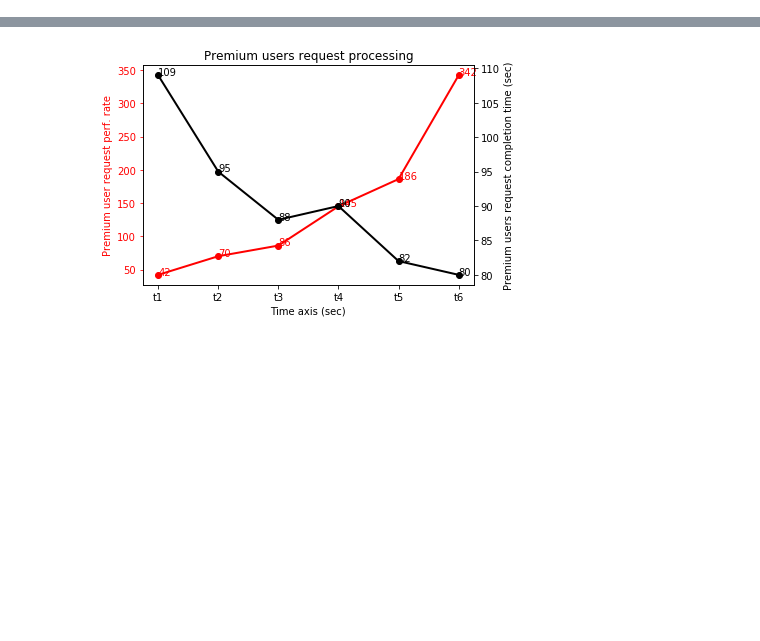
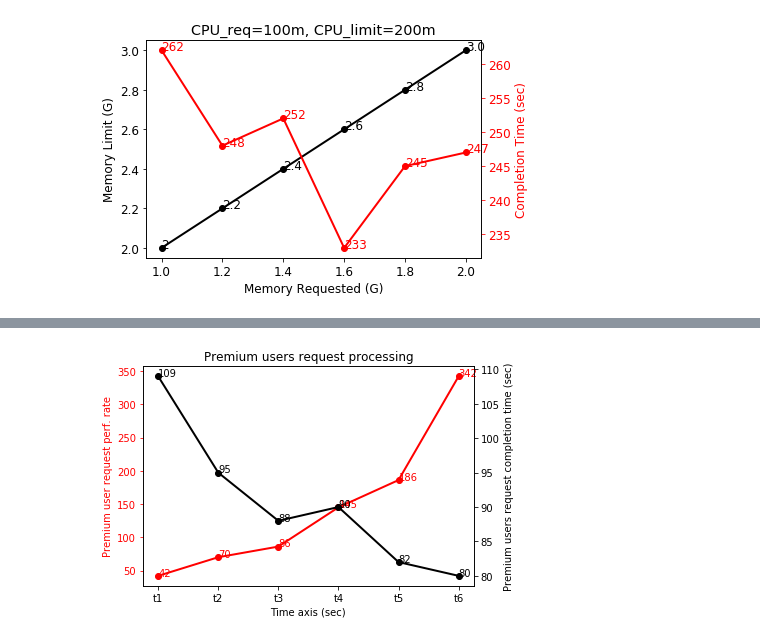
Before and after one commit to rkarn/Evolutionary-Architecture-Learning, a Jupyter notebook: Optimization/Workload singature extraction plots .ipynb, the cells around one changed output, grey strips where cells are left out. Saved outputs shown, nothing was run; the diff lists cells and outputs as text; code cells hidden in the pictures; blank space fills up the shorter version.

```diff
--- a/Optimization/Workload singature extraction plots .ipynb
+++ b/Optimization/Workload singature extraction plots .ipynb
@@ -0,0 +171,80 @@
+# %%
+req_C=[100, 100, 100, 100, 100, 100]
+limit_C=[200, 200, 200, 200, 200, 200]
+req_M=[1, 1.2, 1.4, 1.6, 1.8, 2.0]
+limit_M=[2, 2.2, 2.4, 2.6, 2.8, 3.0]
+app_op_rate=[662, 690, 675, 707, 680, 677]
+mean_latency = [74.4, 72.4, 74.0, 70.5, 73.0, 73.6]
+exec_time = [262, 248, 252, 233, 245, 247]
+page_fault = [0.004, 0.003, 0.004, 0.001, 0.002, 0.003]
+context_switches = [0.013, 0.013, 0.015, 0.014, 0.013, 0.013]
+cpu_migrations=[0.332, 0.303, 0.341, 0.332, 0.379, 0.301]
+
+fig, ax1 = plt.subplots()
+ax1.plot(req_M,limit_M,'ko-', linewidth=2)
+ax1.set_xlabel('Memory Requested (G)')
+ax1.set_ylabel('Memory Limit (G)')
+plt.xticks(req_M)
+for i,j in zip(req_M,limit_M):
+    ax1.annotate(str(j),xy=(i,j),color='k')
+ax2 = ax1.twinx()
+ax2.plot(req_M,exec_time,'ro-', linewidth=2)
+ax2.set_ylabel('Completion Time (sec)', color='r')
+ax2.tick_params(colors='r')
+ax1.legend()
+for i,j in zip(req_M,exec_time):
+    ax2.annotate(str(j),xy=(i,j),color='r')
+#plt.savefig('Thread-optime-multipleusers.pdf')
+plt.title('CPU_req=100m, CPU_limit=200m')
+plt.show()
+
+fig, ax1 = plt.subplots()
+ax1.plot(req_M,app_op_rate,'go-', linewidth=2)
+ax1.set_xlabel('Memory Requested (G)')
+ax1.set_ylabel('App. operation rate (op/sec or rows/sec)', color='g')
+plt.xticks(req_M)
+ax1.tick_params(axis='y', colors='g')
+for i,j in zip(req_C,app_op_rate):
+    ax1.annotate(str(j),xy=(i,j),color='g')
+ax2 = ax1.twinx()
+ax2.plot(req_M,mean_latency,'bo-', linewidth=2)
+ax2.set_ylabel('Mean Latency (msec)', color='b')
+ax2.tick_params(colors='b')
+ax1.legend()
+for i,j in zip(req_M,mean_latency):
+    ax2.annotate(str(j),xy=(i,j),color='b')
+#plt.savefig('Thread-optime-multipleusers.pdf')
+plt.title('CPU_req=100m, CPU_limit=200m')
+plt.show()
+
+fig, ax1 = plt.subplots()
+ax1.plot(req_M,page_fault,'co-', linewidth=2)
+ax1.set_xlabel('Memory Requested (G)')
+ax1.set_ylabel('virtual memory page fault (M/sec)', color='c')
+plt.xticks(req_M)
+ax1.tick_params(axis='y', colors='c')
+for i,j in zip(req_M,page_fault):
+    ax1.annotate(str(j),xy=(i,j),color='c')
+ax2 = ax1.twinx()
+ax2.plot(req_M,context_switches,'yo-', linewidth=2)
+ax2.set_ylabel('Non-voluntary context switches (M/sec)', color='y')
+ax2.tick_params(colors='y')
+ax1.legend()
+for i,j in zip(req_M,context_switches):
+    ax2.annotate(str(j),xy=(i,j),color='y')
+#plt.savefig('Thread-optime-multipleusers.pdf')
+plt.title('CPU_req=100m, CPU_limit=200m')
+plt.show()
+
+fig, ax1 = plt.subplots()
+ax1.plot(req_M,cpu_migrations,'mo-', linewidth=2)
+ax1.set_xlabel('Memory Requested (G)')
+ax1.set_ylabel('CPU Migrations (K/sec)', color='m')
+plt.xticks(req_M)
+ax1.tick_params(axis='y', colors='m')
+for i,j in zip(req_M,cpu_migrations):
+    ax1.annotate(str(j),xy=(i,j),color='m')
+plt.title('CPU_req=100m, CPU_limit=200m')
+plt.show()
+# %% [output]
+[figure, added]
```
Also changed, not shown: parts of 4 cells of this notebook.
